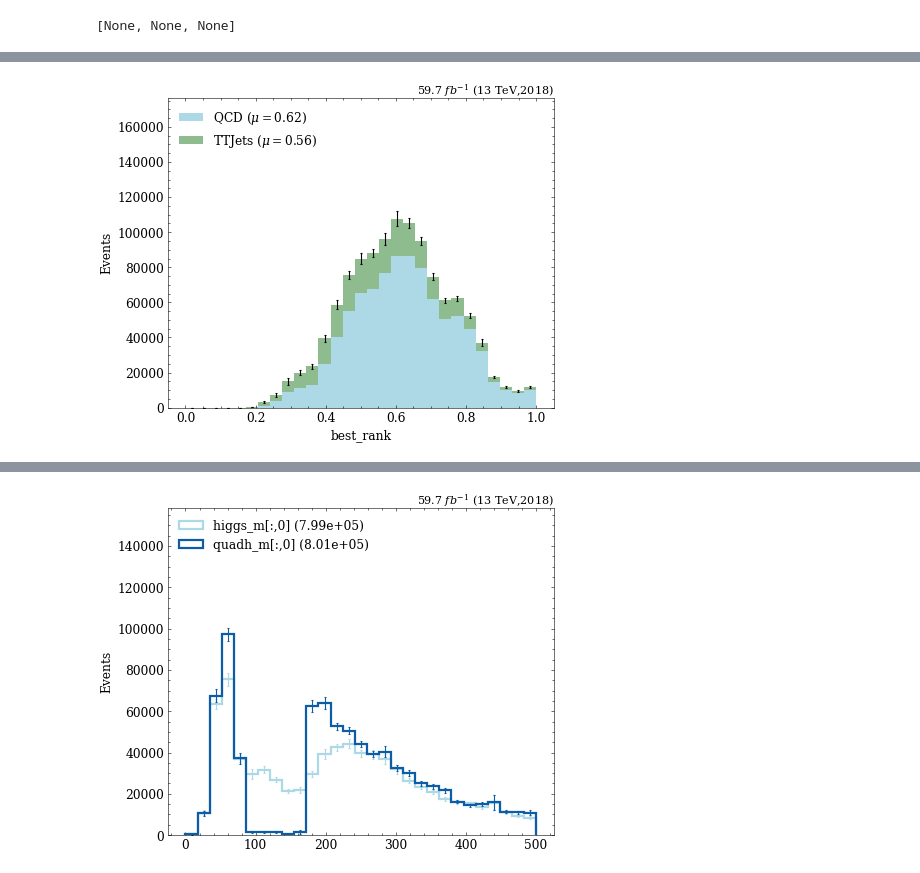
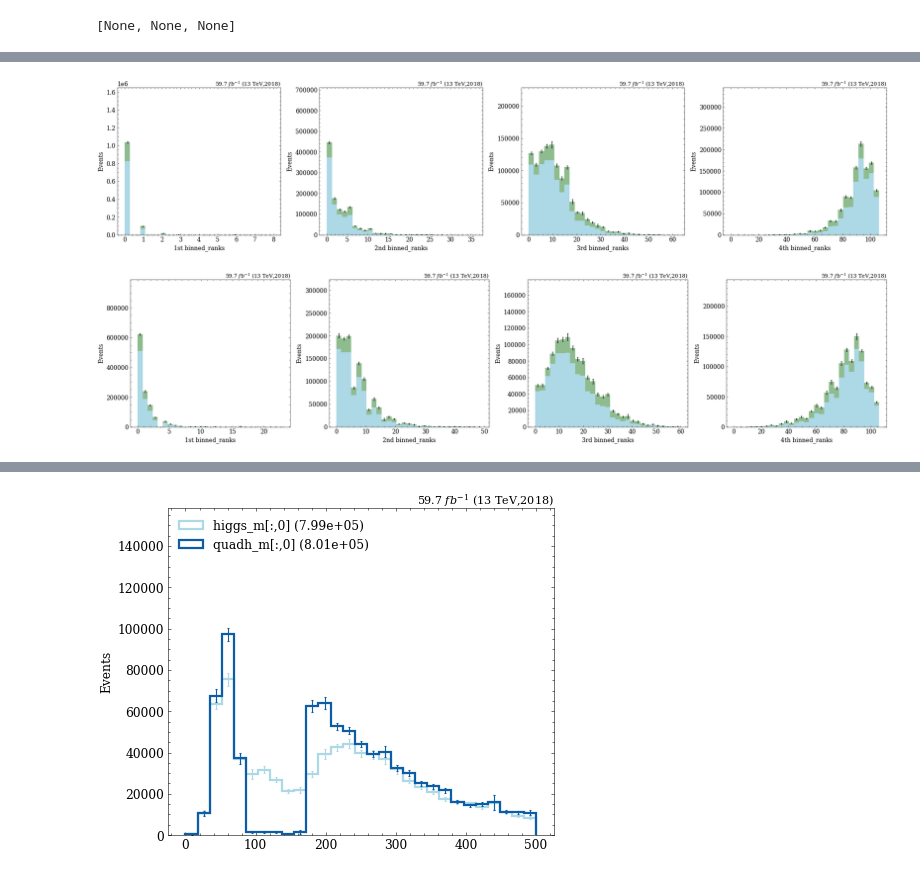
Before and after one commit to ekoenig4/analysis, a Jupyter notebook: jupyter/eightb/weaver/bkg_rank_dm_cut.ipynb, the cells around one changed output, grey strips where cells are left out. Drawn from its saved outputs; the diff is of its cells as text; code cells hidden in the pictures.

```diff
--- a/jupyter/eightb/weaver/bkg_rank_dm_cut.ipynb
+++ b/jupyter/eightb/weaver/bkg_rank_dm_cut.ipynb
@@ -149,9 +193,18 @@ study.quick(
-# %%
-study.quick(
-    bkg,
-    legend=True, h_label_stat='mean',
-    varlist=['best_rank'],
-    binlist=[(0,1,30)]
-)
-# %% [output]
-[figure, removed]
+# %%
+study.quick(
+    bkg,
+    varlist=[f'binned_ranks[:,{i}]' for i in range(4)],
+    h_rebin=30,
+    dim=-1,
+)
+# %% [output]
+[figure, added]
+# %%
+study.quick(
+    bkg,
+    varlist=[f'binned_ranks[:,{i}]' for i in range(4)],
+    h_rebin=30,
+    dim=-1,
+)
+# %% [output]
+[figure, added]
```
Also changed, not shown: parts of 16 cells of this notebook, 21 other files.
